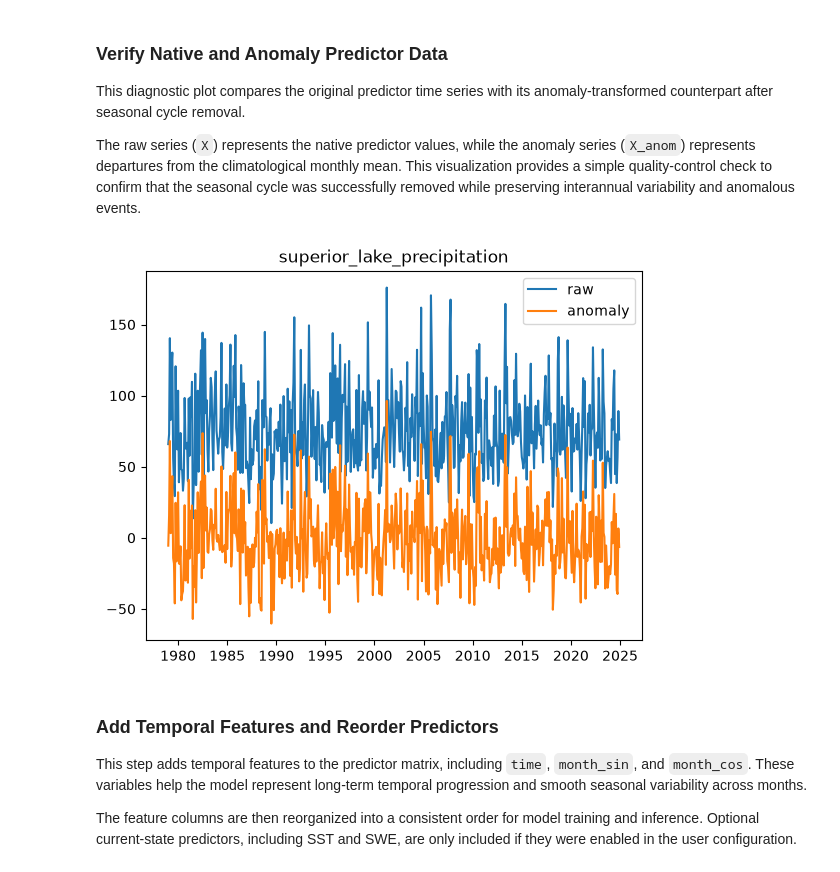
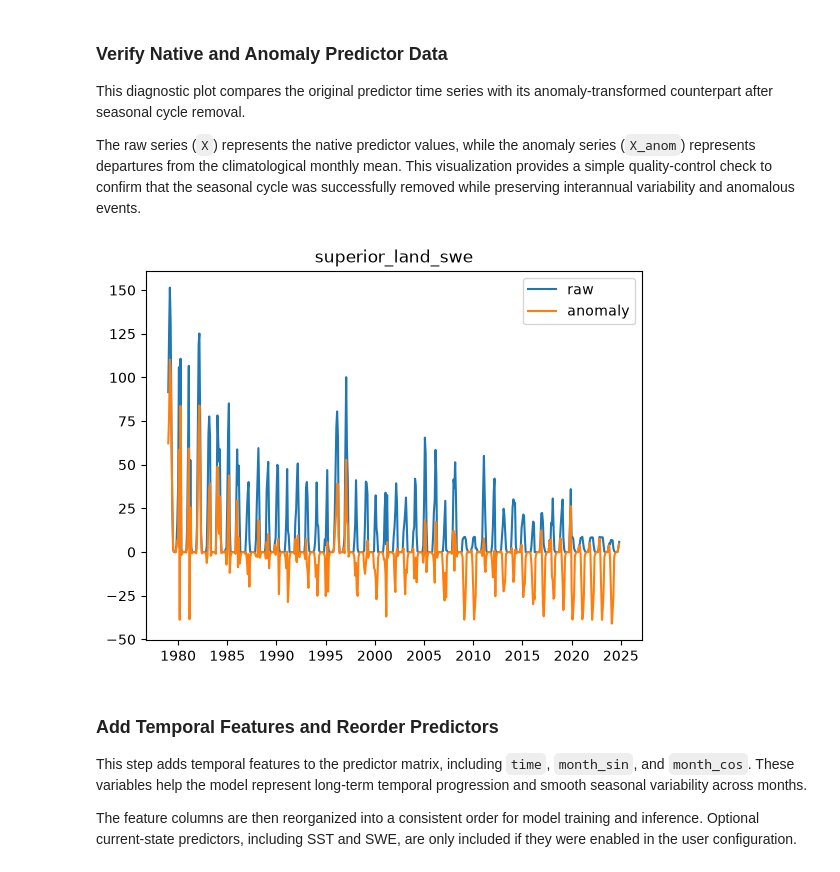
Before and after one commit to great-lakes-ai-lab/cnbs-predictor, a Jupyter notebook: notebooks/production/0_LEF_model_training_anomalies.ipynb, the cells around one changed output. Saved outputs shown, nothing was run; the diff lists cells and outputs as text; code cells hidden in the pictures.

```diff
--- a/notebooks/production/0_LEF_model_training_anomalies.ipynb
+++ b/notebooks/production/0_LEF_model_training_anomalies.ipynb
@@ -160,7 +160,7 @@ train_end_date = '2017-12-31'
 
 # Testing dataset
 val_start_date = '2018-01-01'
-val_end_date = '2024-01-01'
+val_end_date = '2024-12-01'
 
 # Training and validation slices
 train_slice = slice(train_start_date, train_end_date)
@@ -168,6 +168,7 @@ val_slice   = slice(val_start_date, val_end_date)
 
 # Read in data from CFSR
 data = pd.read_csv(cfsr_file,sep=',')
+swe = pd.read_csv(swe_file,sep=',')
 
 # Features
 X = pd.DataFrame({
@@ -195,7 +196,11 @@ X = pd.DataFrame({
     'superior_land_air_temperature': data['superior_land_air_temperature'],
     'michigan-huron_land_air_temperature': data['michigan-huron_land_air_temperature'],
     'erie_land_air_temperature': data['erie_land_air_temperature'],
-    'ontario_land_air_temperature': data['ontario_land_air_temperature']
+    'ontario_land_air_temperature': data['ontario_land_air_temperature'],
+    'superior_land_swe': swe['superior'],
+    'michigan-huron_land_swe': swe['michigan-huron'],
+    'erie_land_swe': swe['erie'],
+    'ontario_land_swe': swe['ontario']
 })
 
 # Set the index by date
@@ -379,16 +448,16 @@ This diagnostic plot compares the original predictor time series with its anomal
 
 The raw series (`X`) represents the native predictor values, while the anomaly series (`X_anom`) represents departures from the climatological monthly mean. This visualization provides a simple quality-control check to confirm that the seasonal cycle was successfully removed while preserving interannual variability and anomalous events.
 # %%
-var = "superior_lake_precipitation"
+var = "superior_land_swe"
 
 plt.figure()
 plt.plot(X[var], label="raw")
 plt.plot(X_anom[var], label="anomaly")
 plt.legend()
 plt.title(var)
 plt.show()
 # %% [output]
-[figure, old version]
+[figure, new version]
 # %% [markdown]
 ### Add Temporal Features and Reorder Predictors
 
```
Also changed, not shown: parts of 18 cells of this notebook, 1 other file.
